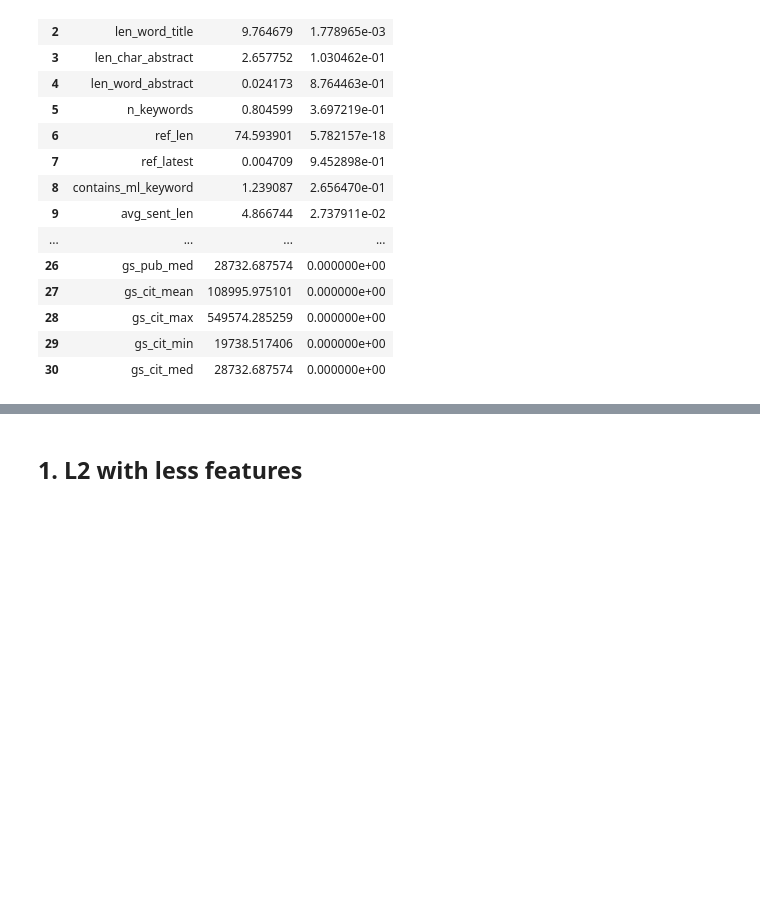
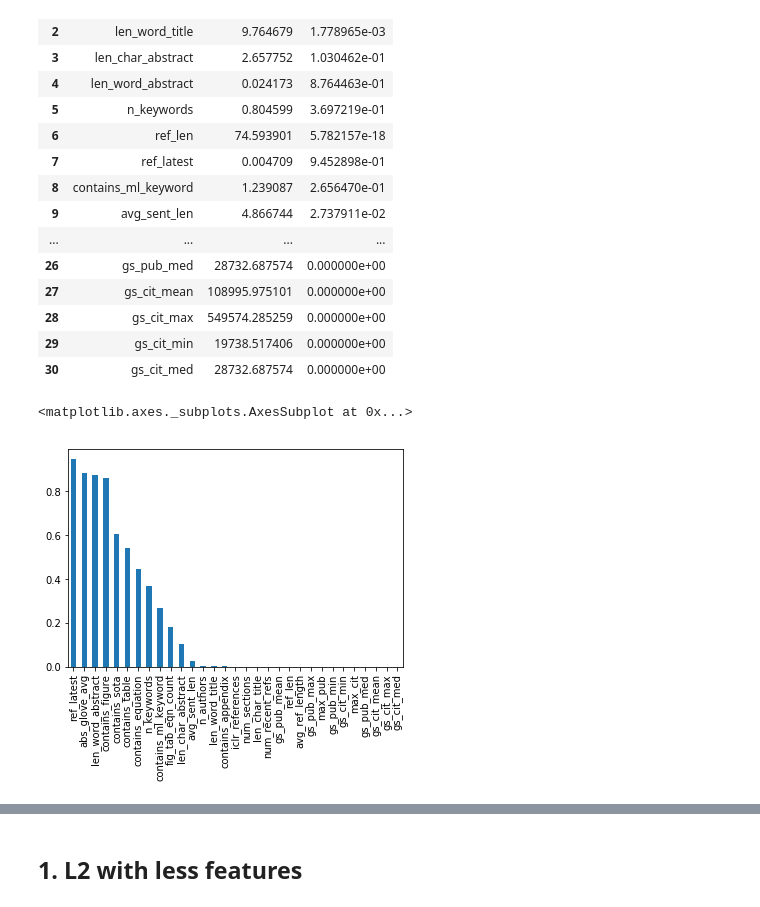
Before and after one commit to shruti-singh/PaperAcceptancePrediction, a Jupyter notebook: shruti/AllModels2017BaselinePart3Simpliied.ipynb, the cells around one changed output, grey strips where cells are left out. Saved outputs shown, nothing was run; the diff lists cells and outputs as text; code cells hidden in the pictures; blank space fills up the shorter version.

```diff
--- a/shruti/AllModels2017BaselinePart3Simpliied.ipynb
+++ b/shruti/AllModels2017BaselinePart3Simpliied.ipynb
@@ -193,3 +201,11 @@ sig_df
 | 28 | gs_cit_max | 549574.285259 | 0.000000e+00 |
 | 29 | gs_cit_min | 19738.517406 | 0.000000e+00 |
 | 30 | gs_cit_med | 28732.687574 | 0.000000e+00 |
+# %%
+p_values = pd.Series(chi_stat[1],index = X.columns)
+p_values.sort_values(ascending = False , inplace = True)
+# %%
+p_values.plot.bar()
+# %% [output]
+<matplotlib.axes._subplots.AxesSubplot at 0x...>
+[figure, added]
```
Also changed, not shown: parts of 19 cells of this notebook.
